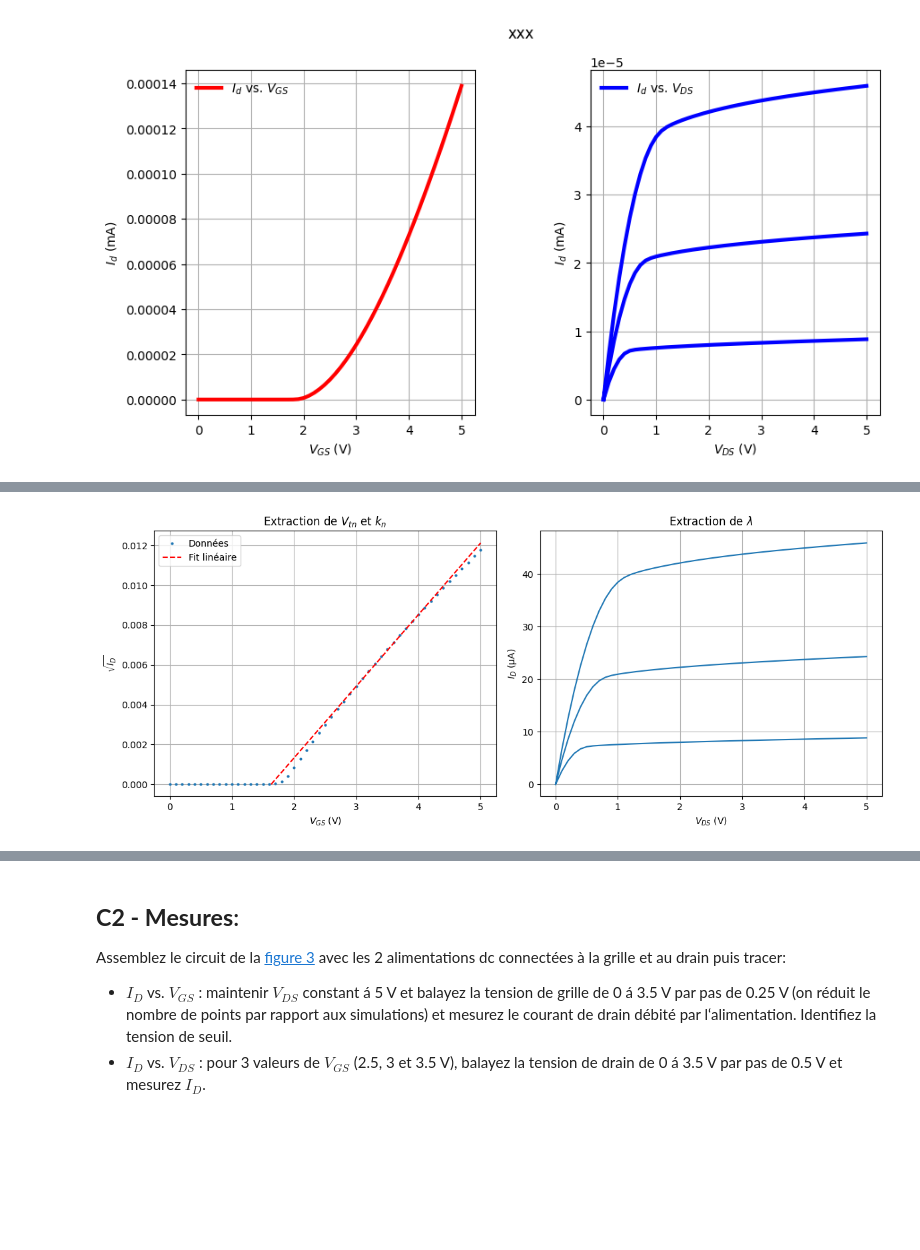
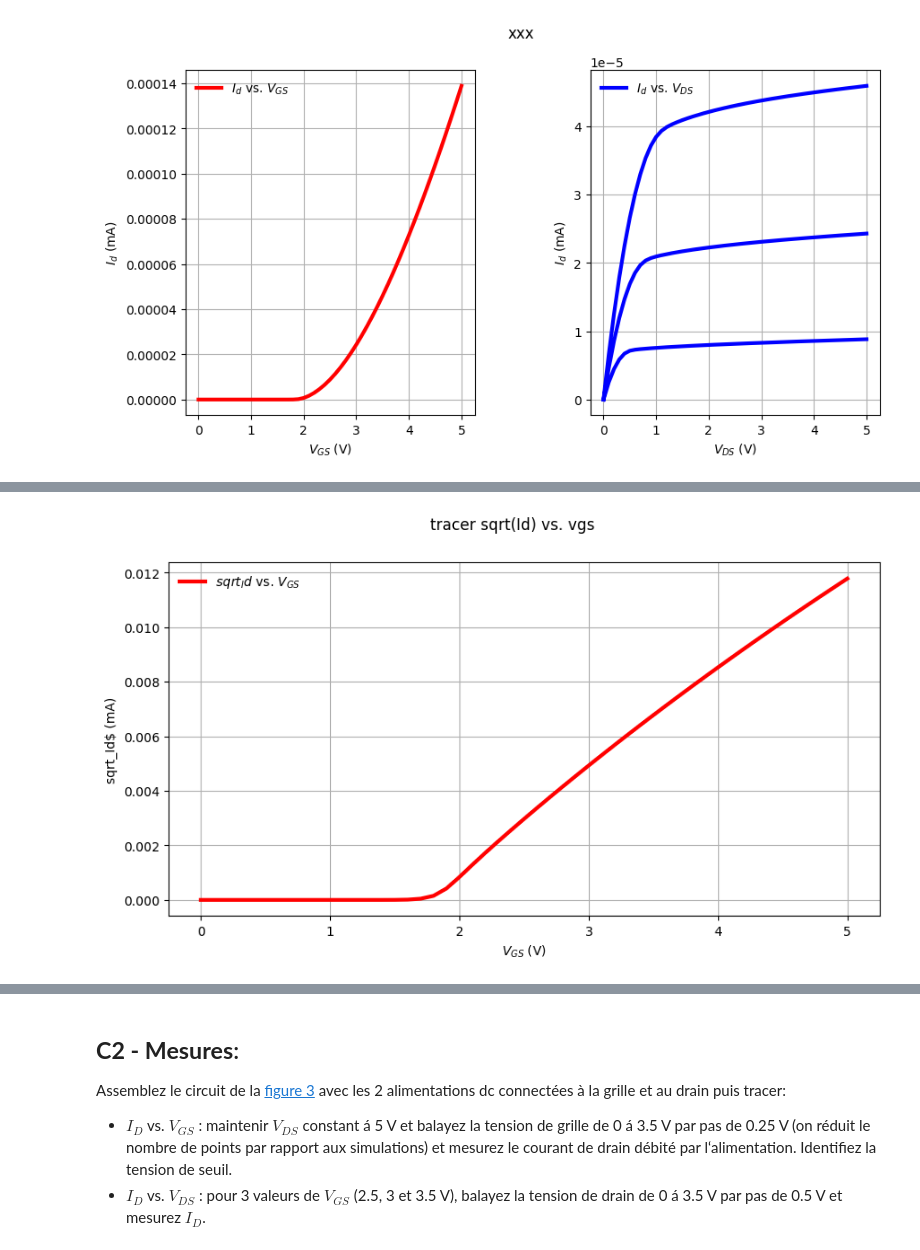
Before and after one commit to Darkzveller/EI-3_TP_conception_micro_electronique, a Jupyter notebook: Sujet_TP_YEK/TP_composants_et_circuits_microélectroniques_2026.ipynb, the cells around one changed output, grey strips where cells are left out. Saved outputs shown, nothing was run; the diff lists cells and outputs as text; code cells hidden in the pictures; blank space fills up the shorter version.

Commit message:
partie c simu, calcule de Vtn, kn et trac├® de srt(id) vs Vgs

```diff
--- a/Sujet_TP_YEK/TP_composants_et_circuits_microélectroniques_2026.ipynb
+++ b/Sujet_TP_YEK/TP_composants_et_circuits_microélectroniques_2026.ipynb
@@ -344,66 +344,42 @@ plt.show()
 #Traitement des simulations -  extraire k_n, V_tn et 1/Va = lambda
 # print(a)
 # Determiner Vt et kn prendre les données pour id vs. vgs  pour 1 Vds assurant la saturation
+
+# Calcule de Vtn_composant
+Vtn_modele_spice = 1.4 # Donner dans la description du nmos dans Ltspice
+
+point_courbe_1 = a.iloc[40] # Prenons les points pour Vgs = 4V
+point_courbe_2 = a.iloc[50] # Prenons les points pour Vgs = 5V
+
+# Calculons la pente de la droite de Id vs Vgs
+pente_droite_id_vs_vgs = (np.sqrt(np.abs(point_courbe_2["Id(M1)"])) - np.sqrt(np.abs(point_courbe_1["Id(M1)"]))) / (point_courbe_2["V(vgs)"] - point_courbe_1["V(vgs)"])
+# Calculons la valeur de Vtn avec la formule :
+# Vtn = Vgs - RACINE(Id) / pente de la droite
+Vtn_theorique = point_courbe_1["V(vgs)"] - (np.sqrt(point_courbe_1["Id(M1)"]) / pente_droite_id_vs_vgs)
+
+ecart_vt = ((Vtn_modele_spice - Vtn_theorique)/Vtn_theorique)*100
+print(f"Vtn_theorique = : {Vtn_theorique:.2f} V")
+print(f"Vtn modele ltspice = : {Vtn_modele_spice:.2f} V")
+print(f"Ecart relatif entre valeur modele ltspice et calculer = : {ecart_vt:.2f} %")
+
+ligne_50 = a.iloc[50] # Je récuper la 50ème ligne qui contienne toutes mes donnée en régime de saturetion
+
+# Calcule de Kn
+kn = 2*ligne_50["Id(M1)"] / (ligne_50["V(vgs)"] - Vtn_theorique)**2
+print(f"Kn : {kn*1e6:.2f} µA/V²")
 #tracer sqrt(Id) vs. vgs
-# 1. Chargement des données (Assure-toi que les chemins sont corrects)
 
-# --- CAS 1 : EXTRACTION DE Vtn ET Kn ---
-# On calcule la racine carrée de Id
-a["sqrt_Id"] = np.sqrt(a["Id(M1)"])
+a["sqrt_Id"] = np.sqrt(a["Id(M1)"].abs())
 
-# Pour la pente, on prend deux points dans la zone bien linéaire de sqrt(Id)
-# Exemple : entre Vgs = 3V et Vgs = 4V (à ajuster selon ton graphique)
-p1 = a[a["V(vgs)"] == 3.0].iloc[0]
-p2 = a[a["V(vgs)"] == 4.0].iloc[0]
+sqrt_Id= np.sqrt(a["Id(M1)"])
+# print(sqrt_Id)
 
-# Calcul de la pente (m) et de l'ordonnée à l'origine (c) : y = mx + c
-m = (p2["sqrt_Id"] - p1["sqrt_Id"]) / (p2["V(vgs)"] - p1["V(vgs)"])
-c = p1["sqrt_Id"] - m * p1["V(vgs)"]
-
-# Extraction des paramètres
-v_tn = -c / m
-k_n = 2 * (m**2)
-
-print(f"--- Paramètres de Transfert ---")
-print(f"Vtn (Tension de seuil) : {v_tn:.2f} V")
-print(f"Kn (Paramètre de conductance) : {k_n*1e6:.2f} µA/V²")
-
-# --- CAS 2 : EXTRACTION DE LAMBDA (1/Va) ---
-# On prend la courbe Vgs la plus haute (ex: 3.5V) dans la zone de saturation
-# On choisit deux points loin dans la saturation (ex: Vds = 3V et Vds = 5V)
-# Note : Si ton fichier 'b' contient plusieurs balayages, il faudra peut-être filtrer
-sat1 = b[b["V(vds)"] == 3.0].iloc[-1] # .iloc[-1] pour prendre la dernière valeur de la liste (Vgs=3.5)
-sat2 = b[b["V(vds)"] == 5.0].iloc[-1]
-
-pente_sat = (sat2["Id"] - sat1["Id"]) / (sat2["V(vds)"] - sat1["V(vds)"])
-id_sat_0 = sat1["Id"] - (pente_sat * sat1["V(vds)"]) # Courant extrapolé à Vds = 0
-
-lmbda = pente_sat / id_sat_0
-
-print(f"\n--- Paramètres de Sortie ---")
-print(f"Lambda (Modulation de canal) : {lmbda:.4e} V⁻¹")
-print(f"Va (Tension d'Early) : {1/lmbda:.2f} V")
-
-# --- TRACÉS DE VÉRIFICATION ---
-fig, (ax1, ax2) = plt.subplots(1, 2, figsize=(12, 5))
-
-# Plot sqrt(Id) vs Vgs
-ax1.plot(a["V(vgs)"], a["sqrt_Id"], 'o', markersize=2, label="Données")
-vgs_line = np.linspace(v_tn, 5, 10)
-ax1.plot(vgs_line, m*vgs_line + c, 'r--', label="Fit linéaire")
-ax1.set_title("Extraction de $V_{tn}$ et $k_n$")
+fig, (ax1) = plt.subplots(1,figsize=(10,5))
+fig.suptitle('tracer sqrt(Id) vs. vgs')
+ax1.plot(a["V(vgs)"], sqrt_Id,  lw=3,label = "$sqrt_Id$ vs. $V_{GS}$", color="red")
 ax1.set_xlabel("$V_{GS}$ (V)")
-ax1.set_ylabel("$\sqrt{I_D}$")
-ax1.grid(True)
-ax1.legend()
-
-# Plot Id vs Vds
-ax2.plot(b["V(vds)"], b["Id(M1)"]*1e6, label="Caractéristiques de sortie")
-ax2.set_title("Extraction de $\lambda$")
-ax2.set_xlabel("$V_{DS}$ (V)")
-ax2.set_ylabel("$I_D$ (µA)")
-ax2.grid(True)
-
-plt.tight_layout()
+ax1.set_ylabel("sqrt_Id$ (mA)")
+ax1.grid()
+ax1.legend(frameon=False)
 plt.show()
 # %% [output]
@@ -417 +390 @@ Va (Tension d'Early) : 37.72 V
-[figure, old version]
+[figure, new version]
```
Also changed, not shown: parts of 4 cells of this notebook, 5 other files.
